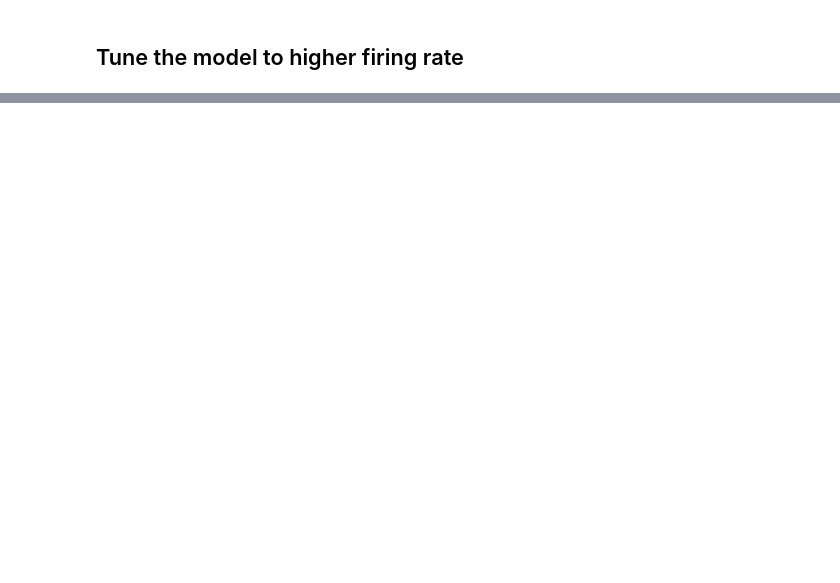
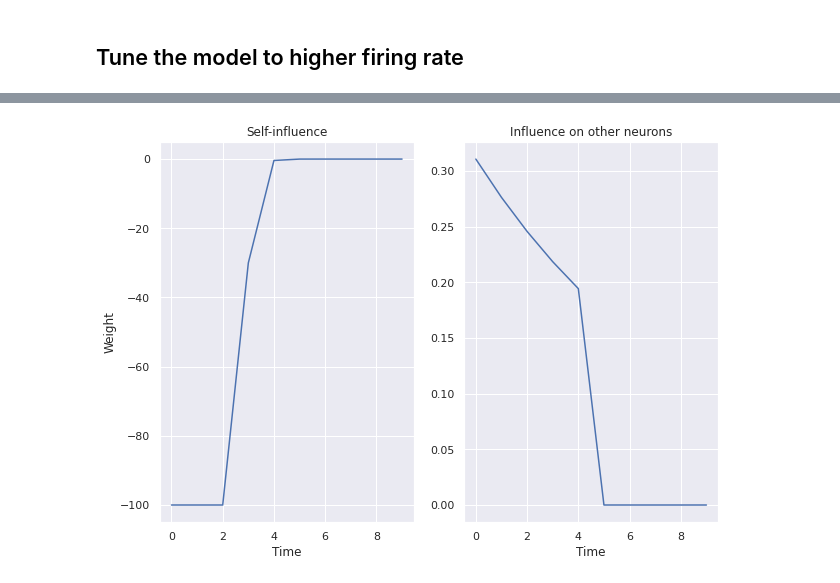
Before and after one commit to bioAI-Oslo/Spikeometric, a Jupyter notebook: Examples/tune_model.ipynb, the cells around one changed output, grey strips where cells are left out. Cells and saved outputs as stored; diff of their text form; code cells hidden in the pictures; blank space fills up the shorter version.

```diff
--- a/Examples/tune_model.ipynb
+++ b/Examples/tune_model.ipynb
@@ -66,0 +54,6 @@ Error:
+# %%
+# Visualize the time dependence of the model
+W = sparse_to_dense(model.connectivity_filter(w0_dataset[0].W0, w0_dataset[0].edge_index).detach(), w0_dataset[0].edge_index)
+visualize_time_dependence(W)
+# %% [output]
+[figure, added]
```
Also changed, not shown: parts of 6 cells of this notebook, 17 other files.
